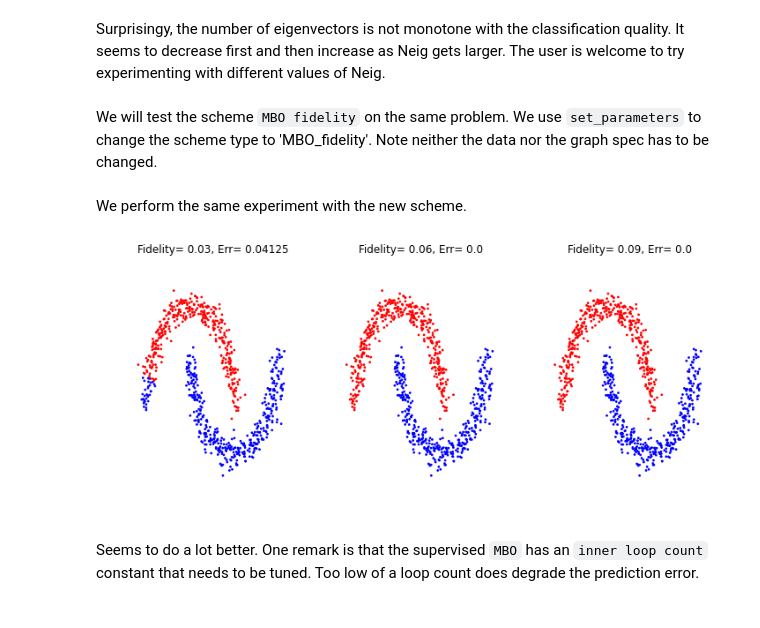
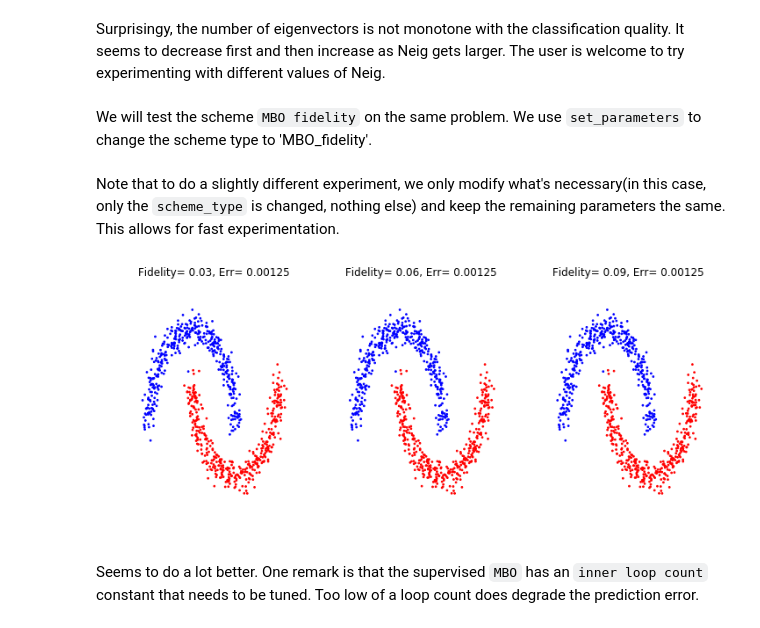
Before and after one commit to mathluo/GraphAlgorithms, a Jupyter notebook: demo/demo1--Intro to Graph Cuts.ipynb, the cells around one changed output. Cells and saved outputs as stored; diff of their text form; code cells hidden in the pictures.

```diff
--- a/demo/demo1--Intro to Graph Cuts.ipynb
+++ b/demo/demo1--Intro to Graph Cuts.ipynb
@@ -112,6 +104,4 @@ First off, we will import the module and initialize the the classifier
 # %%
 #initialization
 import graph_cluster as gc
-reload (gc)
-iter_params = {'eps':1, 'eta':2} # parameters for the classifier
-gl_clf = gc.LaplacianClustering(scheme_type = 'GL_fidelity',  iter_params = params)
+clf = gc.LaplacianClustering(scheme_type = 'GL_fidelity', eps = 1, eta = 2)
@@ -130 +110,7 @@ gl_clf.generate_initial_value() #random initial condition generated
+# %%
+# load raw_data, ground_truth
+x,y = sklearn.datasets.make_moons(n_samples=800, noise=0.02+.03*(2),shuffle = False)
+clf.load_data(raw_data = x, ground_truth = y)
+# generate 10% fidelity
+clf.generate_random_fidelity(percent = .1)
 # %% [markdown]
@@ -147,11 +134,11 @@ def gen_colors(u):
     return color
 #classification results
 for i in range(3):
-    gl_clf.generate_random_fidelity(percent = (i+1)*.03)
-    gl_clf.fit_predict()
+    clf.generate_random_fidelity(percent = (i+1)*.03)
+    clf.fit_predict()
     plt.subplot(1,3,i+1)
-    plt.scatter(x_train[:,0],x_train[:,1],s = 3, color = gen_colors(gl_clf.labels_))
-    plt.title('Fidelity= {perc}, Err = {r}'.format(perc = (i+1)*.03, r = gl_clf.compute_score()))
+    plt.scatter(x[:,0],x[:,1],s = 3, color = gen_colors(clf.labels_))
+    plt.title('Fidelity= {perc}, Err = {r}'.format(perc = (i+1)*.03, r = clf.compute_error_rate()))
     plt.axis('off')
 plt.show()
 # %% [output]
@@ -159,37 +148,35 @@ plt.show()
 # %% [markdown]
 Surprisingy, the number of eigenvectors is not monotone with the classification quality. It seems to decrease first and then increase as Neig gets larger. The user is welcome to try experimenting with different values of Neig.
 # %% [markdown]
-We will test the scheme `MBO fidelity` on the same problem. We use `set_parameters` to change the scheme type to 'MBO_fidelity'. Note neither the data nor the graph spec has to be changed.
+We will test the scheme `MBO fidelity` on the same problem. We use `set_parameters` to change the scheme type to 'MBO_fidelity'.
 # %%
-gl_clf.set_parameters(scheme_type='MBO_fidelity')
+clf.set_parameters(scheme_type='MBO_fidelity')
-# %% [markdown]
-We perform the same experiment with the new scheme.
+# %% [markdown]
+Note that to do a slightly different experiment, we only modify what's necessary(in this case, only the `scheme_type` is changed, nothing else) and keep the remaining parameters the same. This allows for fast experimentation.
 # %%
 # Testing supervised learning
 reload(gc)
-gl_clf.set_graph_parameters(affinity = 'nearest_neighbors', n_neighbors = 40, Neig = 200)
 plt.figure(5)
 plt.rcParams['figure.figsize'] = (12, 5)
-gl_clf.generate_initial_value()
 def gen_colors(u):
     color = ""
     for l in u:
         if l>0:
             color += 'r'
         else:
             color += 'b'
     return color
 #classification results
 for i in range(3):
-    gl_clf.generate_random_fidelity(percent = (i+1)*.03)
-    gl_clf.fit_predict()
+    clf.generate_random_fidelity(percent = (i+1)*.03)
+    clf.fit_predict()
     plt.subplot(1,3,i+1)
-    plt.scatter(x_train[:,0],x_train[:,1],s = 3, color = gen_colors(gl_clf.labels_))
-    plt.title('Fidelity= {perc}, Err= {err}'.format(perc = (i+1)*.03, err = gl_clf.compute_score()))
+    plt.scatter(x[:,0],x[:,1],s = 3, color = gen_colors(clf.labels_))
+    plt.title('Fidelity= {perc}, Err= {err}'.format(perc = (i+1)*.03, err = clf.compute_error_rate()))
     plt.axis('off')
 plt.show()
 # %% [output]
-[figure, old version]
+[figure, new version]
 # %% [markdown]
 Seems to do a lot better. One remark is that the supervised `MBO` has an `inner loop count` constant that needs to be tuned. Too low of a loop count does degrade the prediction error.
 # %% [markdown]
```
Also changed, not shown: parts of 19 cells of this notebook, 17 other files.
